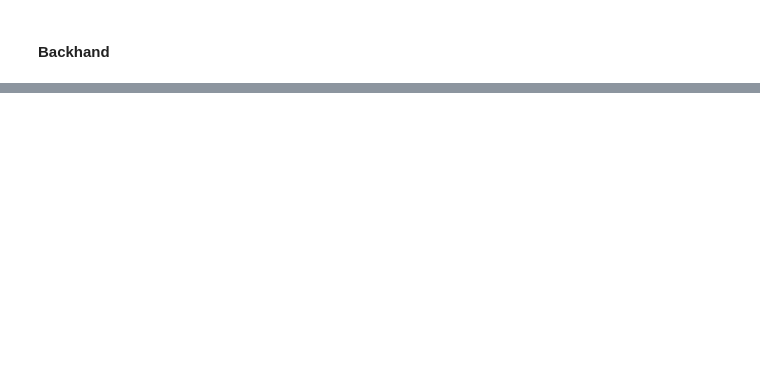
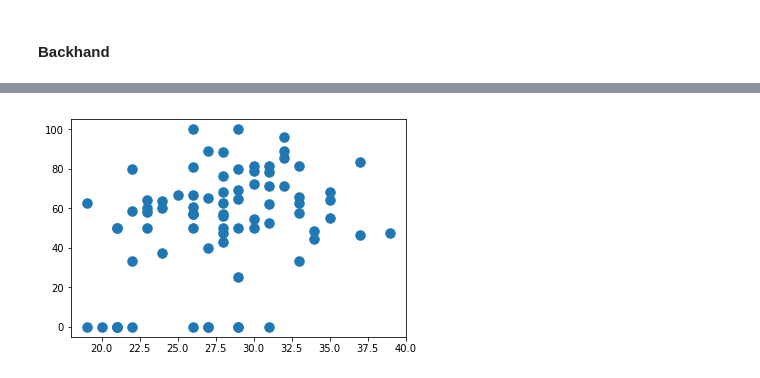
Before and after one commit to suzanaph/predicao-em-jogos-de-tenis, a Jupyter notebook: Codigo/Data Wrangling - Player Stats .ipynb, the cells around one changed output, grey strips where cells are left out. Cells and saved outputs as stored; diff of their text form; code cells hidden in the pictures; blank space fills up the shorter version.

Commit message:
Organização e modelo Orange

```diff
--- a/Codigo/Data Wrangling - Player Stats .ipynb
+++ b/Codigo/Data Wrangling - Player Stats .ipynb
@@ -4,12 +4,16 @@
 #dependências do projeto
 from sklearn.cluster import KMeans
 from sklearn.cluster import DBSCAN
-from sklearn.model_selection import train_test_split
+from sklearn import metrics
+from sklearn.datasets.samples_generator import make_blobs
+from sklearn.preprocessing import StandardScaler
+from sklearn.cluster import KMeans
+
 import numpy as np
 import pandas as pd
 
 #dataframe com as estatísticas
-df = pd.read_csv('players_stats_13-02-2019.csv', sep=';', dtype=object)
+df = pd.read_csv('players_stats_16-02-2019.csv', sep=';', dtype=object)
 #dataframe do dicionário de dados
 df_dict = pd.read_csv('data_dictionary.csv', sep=';', encoding='cp1252')
 #mostrar todas as colunas quando printar o dataframe
@@ -193,4 +193,5 @@ df.head(5)
 # %%
-df_cluster = df[['Age', 'Height', 'isRightHanded', 'isBackhandTwoHands', 'Prize_Money', 'Titles', 'Grand_Slam', 'Masters',
+df_titles = df[['Age', 'isRightHanded', 'isBackhandTwoHands', 'Prize_Money', 'Titles', 'Grand_Slam', 'Masters',
                 'Finals', 'Current_Rank', 'Best_Rank', 'Grand_Slam.1', 'Tour_Finals', 'Masters.1', 'Olympics', 'ATP_500',
                 'ATP_250', 'Davis_Cup']]
+df_titles = df_titles[df_titles['ATP_250'] != 0][df_titles['ATP_500'] != 0]
@@ -251,0 +247,4 @@ plt.show()
+# %%
+plt.scatter(df_titles.iloc[:, 0], df_titles.iloc[:, 16], s=90);
+# %% [output]
+[figure, added]
```
Also changed, not shown: parts of 21 cells of this notebook, 9 other files.
